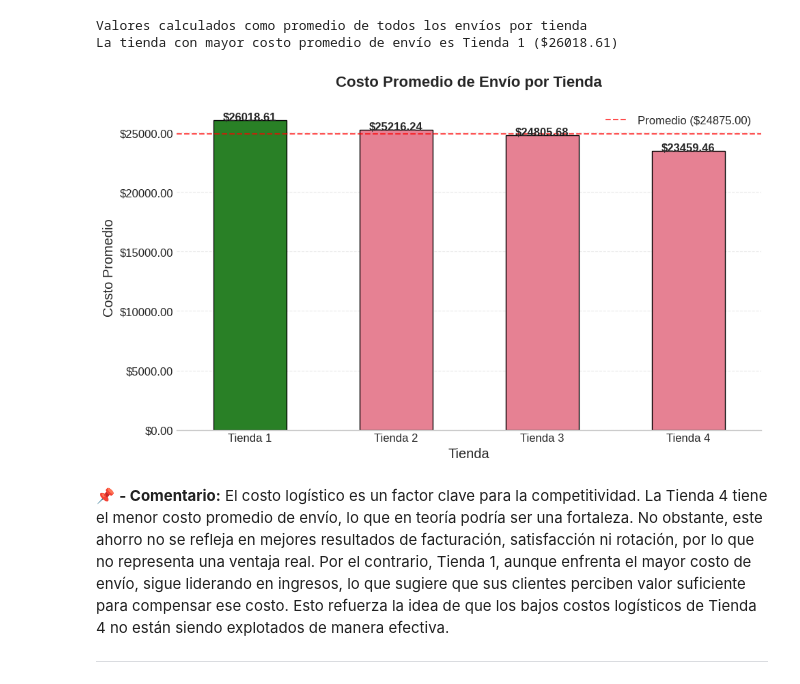
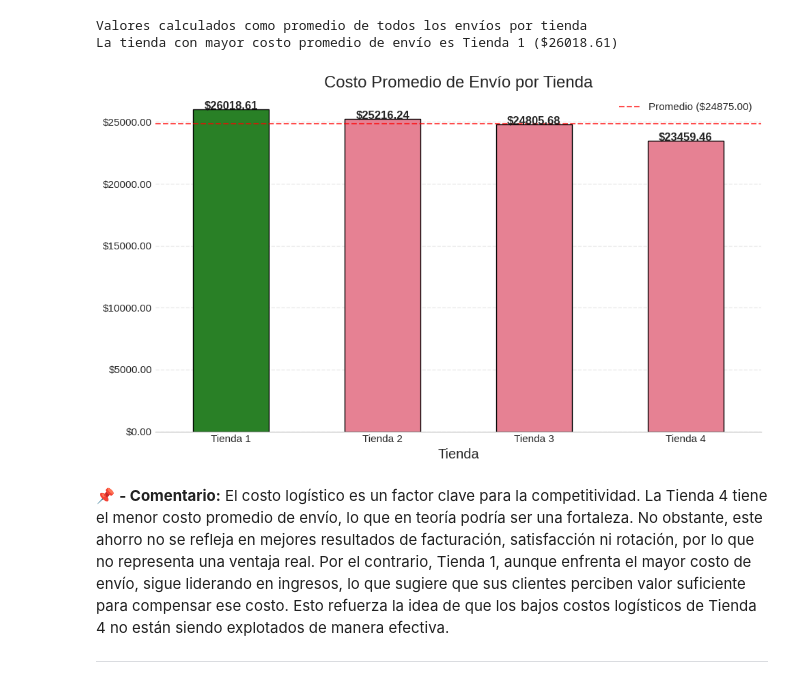
Before and after one commit to mirianosoriov/ChallegeG8-Analisis_de_Ventas-Tiendas_Alura_Store, a Jupyter notebook: Proyecto1_AluraStore.ipynb, the cells around one changed output. Cells and saved outputs as stored; diff of their text form; code cells hidden in the pictures.

Commit message:
Subiendo challenge final

```diff
--- a/Proyecto1_AluraStore.ipynb
+++ b/Proyecto1_AluraStore.ipynb
@@ -33,13 +33,10 @@ from matplotlib import ticker
 from IPython.display import HTML, display
 # %%
 #Importamos la data de las 4 tiendas
-url = "https://raw.githubusercontent.com/alura-es-cursos/challenge1-data-science-latam/refs/heads/main/base-de-datos-challenge1-latam/tienda_1%20.csv"
-url2 = "https://raw.githubusercontent.com/alura-es-cursos/challenge1-data-science-latam/refs/heads/main/base-de-datos-challenge1-latam/tienda_2.csv"
-url3 = "https://raw.githubusercontent.com/alura-es-cursos/challenge1-data-science-latam/refs/heads/main/base-de-datos-challenge1-latam/tienda_3.csv"
-url4 = "https://raw.githubusercontent.com/alura-es-cursos/challenge1-data-science-latam/refs/heads/main/base-de-datos-challenge1-latam/tienda_4.csv"
-
-tienda = pd.read_csv(url)
-tienda2 = pd.read_csv(url2)
-tienda3 = pd.read_csv(url3)
-tienda4 = pd.read_csv(url4)
-tienda.head()
+# Lectura de datos directamente en un diccionario
+urls = {
+    'Tienda 1': "https://raw.githubusercontent.com/alura-es-cursos/challenge1-data-science-latam/refs/heads/main/base-de-datos-challenge1-latam/tienda_1%20.csv",
+    'Tienda 2': "https://raw.githubusercontent.com/alura-es-cursos/challenge1-data-science-latam/refs/heads/main/base-de-datos-challenge1-latam/tienda_2.csv",
+    'Tienda 3': "https://raw.githubusercontent.com/alura-es-cursos/challenge1-data-science-latam/refs/heads/main/base-de-datos-challenge1-latam/tienda_3.csv",
+    'Tienda 4': "https://raw.githubusercontent.com/alura-es-cursos/challenge1-data-science-latam/refs/heads/main/base-de-datos-challenge1-latam/tienda_4.csv"
+}
@@ -465,33 +475,26 @@ La tienda con mayor costo promedio de envío es Tienda 1 ($26018.61)
 # %%
 plt.style.use('seaborn-v0_8-whitegrid')
 sns.set_palette("husl")
-plt.rcParams.update({'figure.figsize':(10,6), 'font.size':12})
-
-# Creamos DataFrame con costo promedio de envío por tienda
-df = pd.DataFrame({
-    'Tienda': ['Tienda 1', 'Tienda 2', 'Tienda 3', 'Tienda 4'],
-    'Costo Promedio': [tienda1['Costo de envío'].mean(),
-                      tienda2['Costo de envío'].mean(),
-                      tienda3['Costo de envío'].mean(),
-                      tienda4['Costo de envío'].mean()]
-}).sort_values('Costo Promedio', ascending=False)
-fig, ax = plt.subplots()                             # Creamos gráfico de barras
-barplot = sns.barplot(x='Tienda', y='Costo Promedio', data=df, order=df['Tienda'],
-                     width=0.5, edgecolor='black', linewidth=1)
-plt.title('Costo Promedio de Envío por Tienda', pad=20, fontsize=16, fontweight='bold')
+plt.rcParams.update({'figure.figsize': (10, 6), 'font.size': 12})
+df = pd.DataFrame([(k, pd.read_csv(v)['Costo de envío'].mean()) for k, v in urls.items()],
+                  columns=['Tienda', 'Costo Promedio']).sort_values('Costo Promedio', ascending=False)   #Calculamos el costo promedio
+fig, ax = plt.subplots()
+sns.barplot(x='Tienda', y='Costo Promedio', data=df, order=df['Tienda'], width=0.5,
+            edgecolor='black', linewidth=1, ax=ax)
+for i, v in enumerate(df['Costo Promedio']):
+    ax.text(i, v + 0.05, f'${v:.2f}', ha='center', fontweight='bold')
+ax.patches[0].set_facecolor('#298026')
+ax.axhline(y := df['Costo Promedio'].mean(), color='red', ls='--', lw=1.5, alpha=0.7,
+           label=f'Promedio (${y:.2f})')
+ax.set(title='Costo Promedio de Envío por Tienda', ylabel=None)
 ax.yaxis.set_major_formatter(ticker.StrMethodFormatter('${x:.2f}'))
-[ax.text(i, v+0.05, f'${v:.2f}', ha='center', fontweight='bold')
- for i, v in enumerate(df['Costo Promedio'])]
-barplot.patches[0].set_facecolor('#298026')
-ax.axhline(y=df['Costo Promedio'].mean(), color='red', linestyle='--',
-           linewidth=1.5, alpha=0.7, label=f'Promedio (${df["Costo Promedio"].mean():.2f})')
 plt.legend(loc='upper right')
 sns.despine(left=True)
-plt.grid(axis='y', linestyle='--', alpha=0.4)
+plt.grid(axis='y', ls='--', alpha=0.4)
 plt.tight_layout()
 plt.show()
 # %% [output]
-[figure, old version]
+[figure, new version]
 # %% [markdown]
 📌 **- Comentario:**
 El costo logístico es un factor clave para la competitividad. La Tienda 4 tiene el menor costo promedio de envío, lo que en teoría podría ser una fortaleza. No obstante, este ahorro no se refleja en mejores resultados de facturación, satisfacción ni rotación, por lo que no representa una ventaja real. Por el contrario, Tienda 1, aunque enfrenta el mayor costo de envío, sigue liderando en ingresos, lo que sugiere que sus clientes perciben valor suficiente para compensar ese costo. Esto refuerza la idea de que los bajos costos logísticos de Tienda 4 no están siendo explotados de manera efectiva.
```
Also changed, not shown: parts of 20 cells of this notebook.
